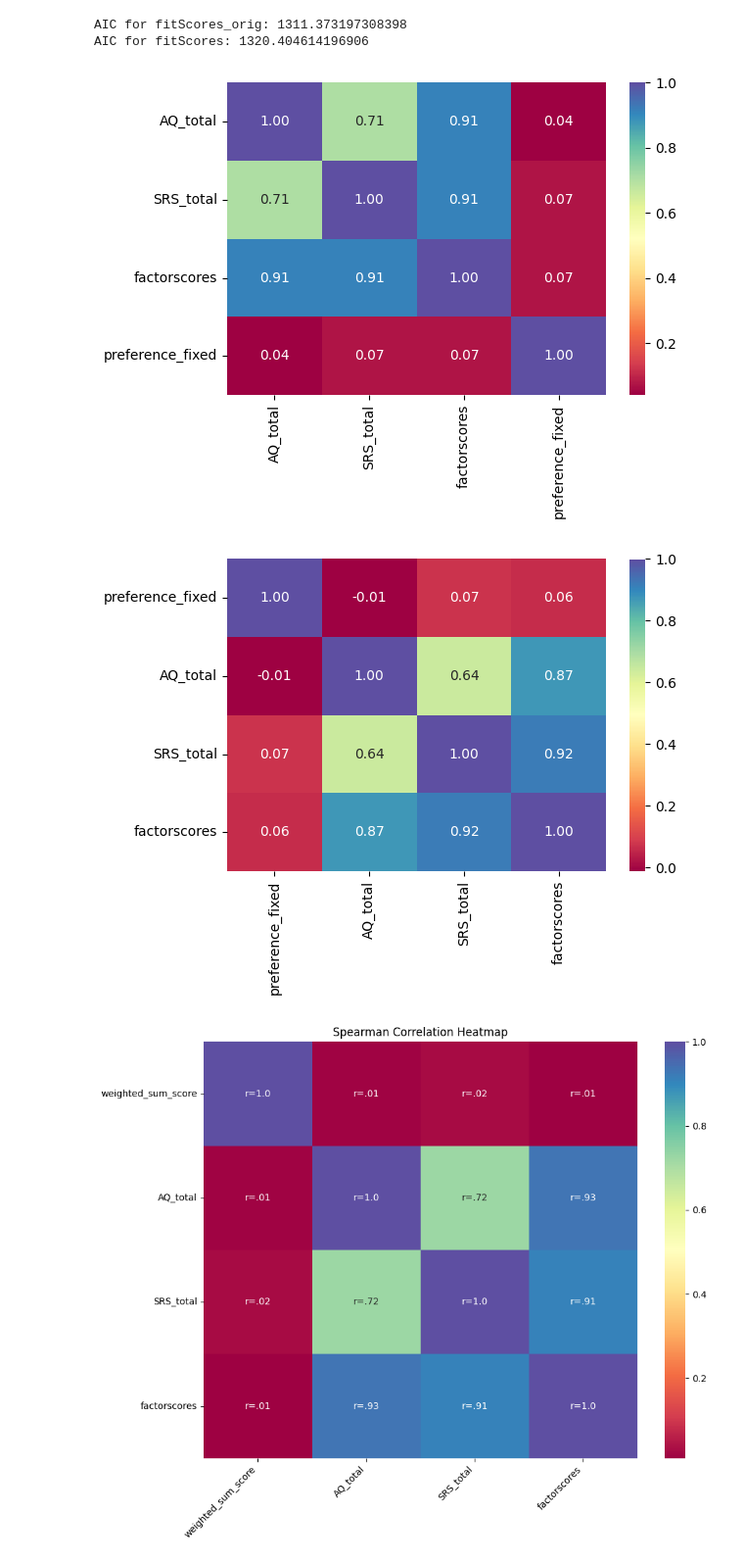
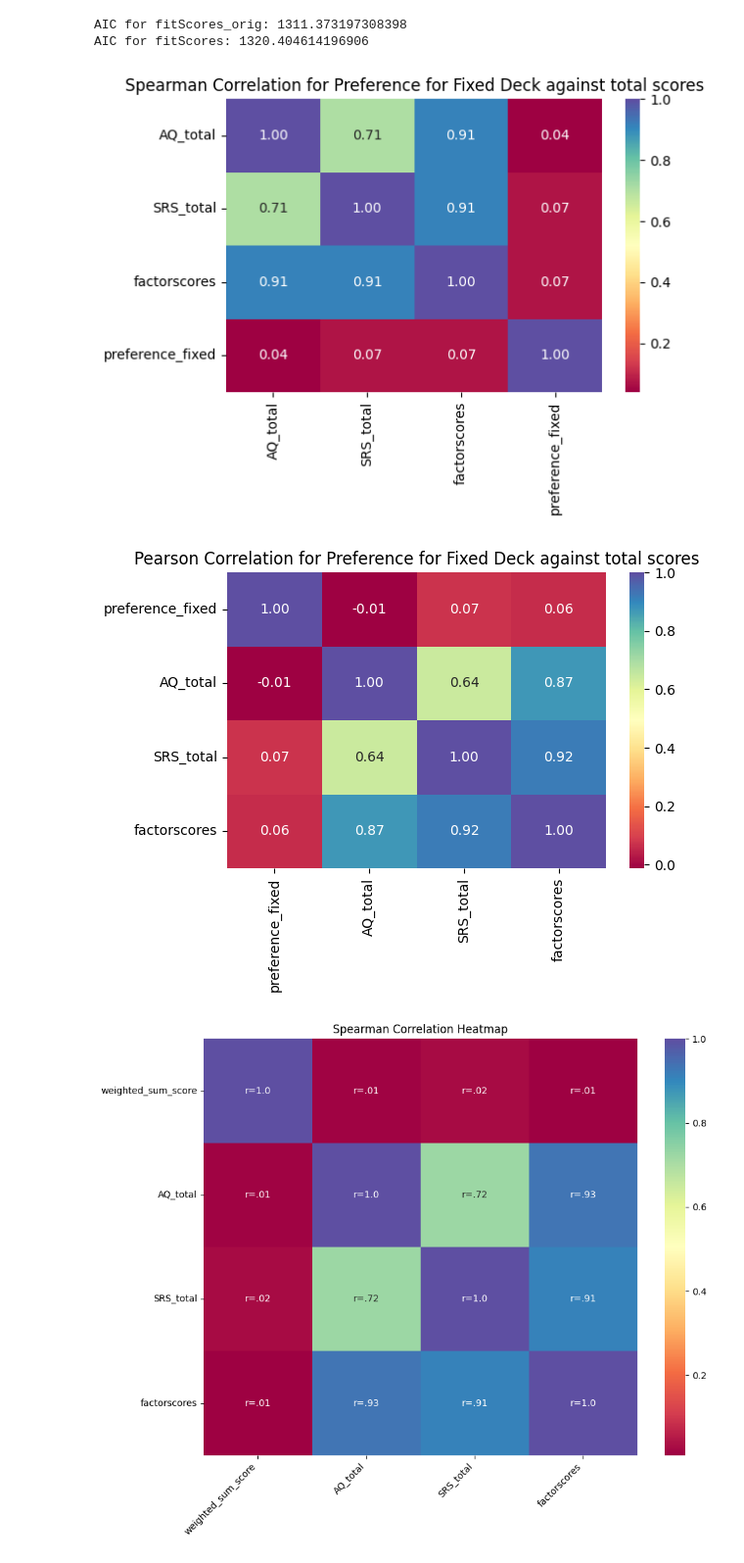
Before and after one commit to maynaS/Predictability-and-Autistic-Traits, a Jupyter notebook: Task3.ipynb, the cells around one changed output. Shown at 98% size. Saved outputs shown, nothing was run; the diff lists cells and outputs as text; code cells hidden in the pictures.

```diff
--- a/Task3.ipynb
+++ b/Task3.ipynb
@@ -417,32 +417,33 @@ AIC for fitScores: 1320.404614196906
 # %%
 # Plot the spearmans correlation between preference for corr_data
 cormatrix, p_values = spearmanr(corr_data)
 
 # Convert correlation matrix to DataFrame
 cordata = pd.DataFrame(cormatrix, index=corr_data.columns, columns=corr_data.columns)
 
 # Melt the DataFrame to long format
 cordata = cordata.unstack().reset_index(name='value').rename(columns={'level_0': 'X1', 'level_1': 'X2'})
 
 # Abbreviate correlation values
 cordata['labelr'] = cordata['value'].apply(lambda x: f'{x:.2f}')
 
 # Create a pivot table
 cordata_pivot = cordata.pivot_table(index='X1', columns='X2', values='value')
 
 # Create a heatmap
 sns.heatmap(cordata_pivot, annot=True, fmt=".2f", cmap='Spectral')
 plt.xlabel('')
 plt.ylabel('')
 plt.xticks(rotation=90)
 plt.yticks(rotation=0)
+plt.title('Spearman Correlation for Preference for Fixed Deck against total scores')
 plt.tight_layout()
 
 # Save the plot
 plt.savefig(RESULTS_FOLDER+"Correlations_of_Deck_with_totals_Spearman.png")
 plt.show()
 # %% [output]
-[figure, old version]
+[figure, new version]
 # %%
 # Pearson correlation between preference for fixed deck and AQ_total
 cormatrix = corr_data.corr(method='pearson')
@@ -459,13 +460,14 @@ plt.xlabel('')
 plt.ylabel('')
 plt.xticks(rotation=90)
 plt.yticks(rotation=0)
+plt.title('Pearson Correlation for Preference for Fixed Deck against total scores')
 plt.tight_layout()
 
 # Save the plot
 plt.savefig(RESULTS_FOLDER+"Correlations_of_Deck_with_totals_Pearson.png")
 plt.show()
 # %% [output]
-[figure, old version]
+[figure, new version]
 # %%
 # Correlation between weighted sum
 weighted_sum_score = (preference['fixed'] * 1) + (preference['SD10'] * 2) + (preference['SD30'] * 3) + (preference['SD70'] * 4)
```
Also changed, not shown: 2 other files.
